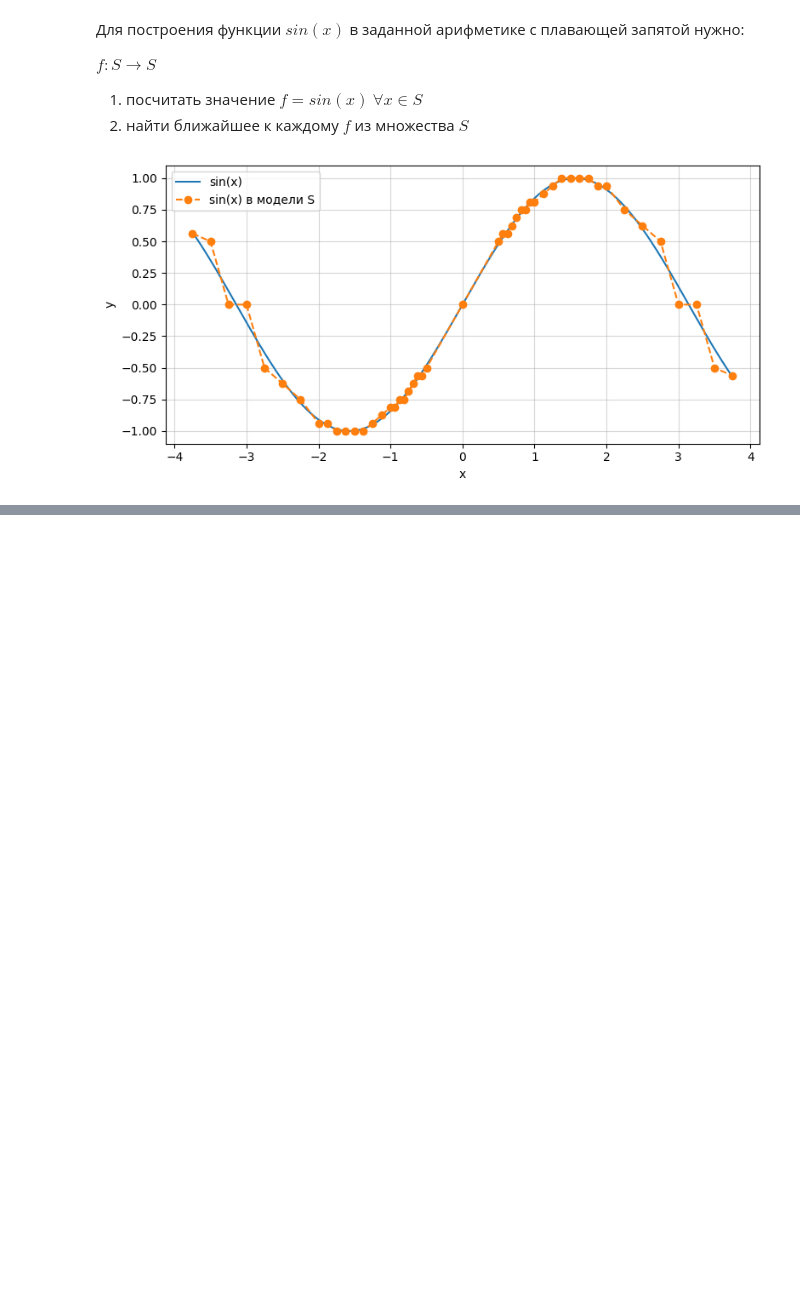
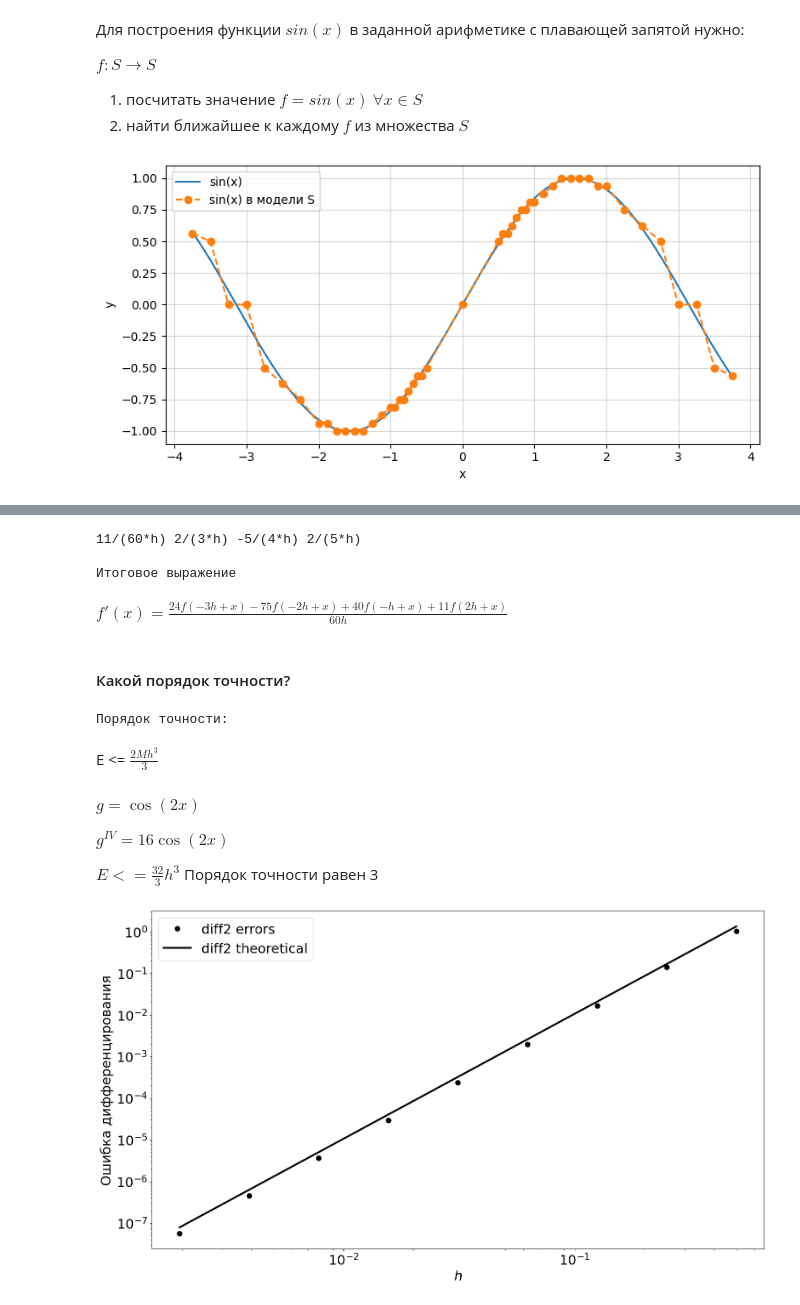
Before and after one commit to katsimat/courses, a Jupyter notebook: calc_math/homework/hw_1.ipynb, the cells around one changed output, grey strips where cells are left out. Drawn from its saved outputs; the diff is of its cells as text; code cells hidden in the pictures; blank space fills up the shorter version.

```diff
--- a/calc_math/homework/hw_1.ipynb
+++ b/calc_math/homework/hw_1.ipynb
@@ -164,0 +385,28 @@ plt.tight_layout()
+# %%
+from sympy import symbols, together
+
+h, f1, f2, f3, f4 = symbols('h f1 f2 f3 f4')
+sol = solve(equations_quadratic, (a, b, c, d), dict=True)[0]
+A, B, C, D = sol[a], sol[b], sol[c], sol[d]
+print(A, B, C, D)
+
+expr = A*f(x+2*h) + B*f(x-h) + C*f(x - 2*h) + D*f(x - 3 * h)
+combined = together(expr)
+print(f"\nИтоговое выражение")
+display(Markdown(f"$f'(x) = {latex(combined)}$"))
+# %% [output]
+11/(60*h) 2/(3*h) -5/(4*h) 2/(5*h)
+
+Итоговое выражение
+$f'(x) = \frac{24 f{\left(- 3 h + x \right)} - 75 f{\left(- 2 h + x \right)} + 40 f{\left(- h + x \right)} + 11 f{\left(2 h + x \right)}}{60 h}$
+# %% [markdown]
+#### Какой порядок точности?
+# %%
+M = symbols('M')
+expr = (A*2/3 + B*1/24 + C*2/3 + D*27/8)*h**4*M
+combined = together(expr)
+print(f"\nПорядок точности:")
+display(Markdown(f"E <= ${latex(combined)}$"))
+# %% [output]
+Порядок точности:
+E <= $\frac{2 M h^{3}}{3}$
@@ -164,0 +416,46 @@ plt.tight_layout()
+# %% [markdown]
+$g = \cos(2x)$
+
+$g^ {IV} = 16\cos(2x)$
+
+$E <= \frac{32}{3}h^3$ Порядок точности равен 3
+# %%
+import numpy as np
+import matplotlib.pyplot as plt
+%matplotlib inline
+plt.rc('font', **{'size' : 22})
+
+# массив, содержащий различные шаги дифференцирования 2^(-1), 2^(-2), ...
+h_array = 2.0**(-np.arange(1, 10, 1))
+
+errors_diff2 = []
+errors_diff2_theoretical = []
+
+M4 = 16
+x_0 = np.pi/8
+
+def D_stencil(f, x0, h):
+    a = 11/(60*h); b = 2/(3*h); c = -5/(4*h); d = 2/(5*h)
+    return (a*f(x0+2*h) + b*f(x0-h) + c*f(x0-2*h) + d*f(x0-3*h))
+
+cos2x = lambda x: np.cos(2*x)
+d_cos2x = lambda x: -2*np.sin(2*x)
+
+for h in h_array:
+    approx = D_stencil(cos2x, x_0, h)
+    exact  = d_cos2x(x_0)
+    errors_diff2.append(abs(approx - exact))
+    errors_diff2_theoretical.append((2/3)*M4*h**3)
+
+plt.figure(figsize=(18, 10))
+
+plt.loglog(h_array, errors_diff2, 'k.', ms=16, label='diff2 errors')
+plt.loglog(h_array,errors_diff2_theoretical, 'k-', label='diff2 theoretical', lw=3)
+
+plt.xlabel('$h$')
+plt.ylabel('Ошибка дифференцирования')
+plt.legend()
+
+plt.show()
+# %% [output]
+[figure, added]
```
Also changed, not shown: parts of 14 cells of this notebook.
